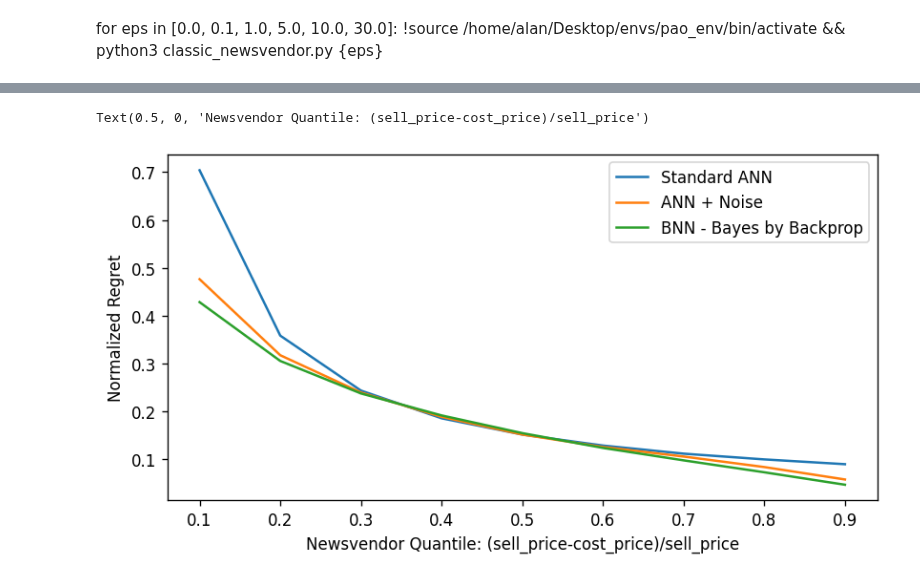
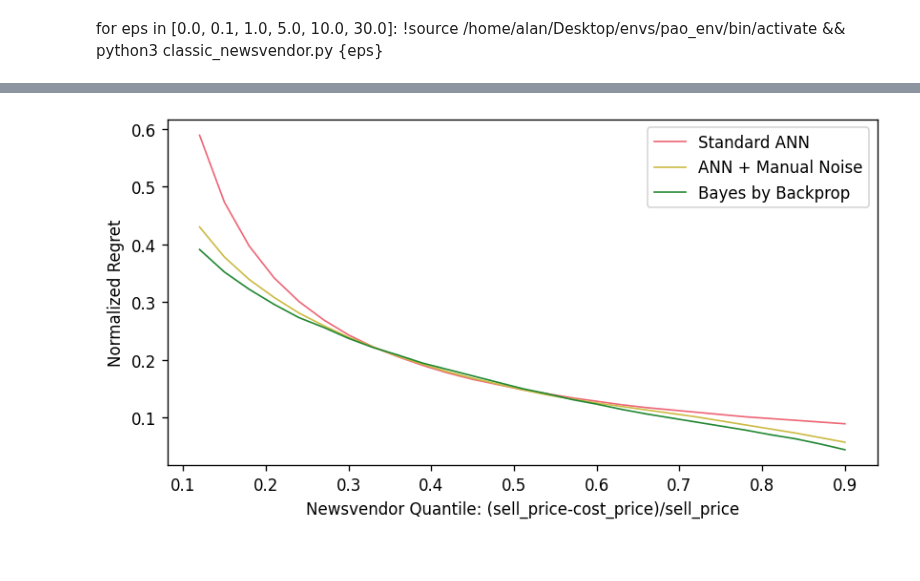
Before and after one commit to AlanLahoud/BNNSOP, a Jupyter notebook: illustrative_example.ipynb, the cells around one changed output, grey strips where cells are left out. Cells and saved outputs as stored; diff of their text form; code cells hidden in the pictures.

```diff
--- a/illustrative_example.ipynb
+++ b/illustrative_example.ipynb
@@ -42,10 +42,12 @@ seed_number = 42
 np.random.seed(seed_number)
 torch.manual_seed(seed_number)
 random.seed(seed_number)
+# %%
+noise_type = 'multimodal'
 # %%
 N_test = 3000
 
-X, y = data_generator.data_1to1(N_test)
+X, y = data_generator.data_1to1(N_test, noise_level=1, noise_type=noise_type)
 
 X = torch.tensor(X, dtype=torch.float32)
 y = torch.tensor(y, dtype=torch.float32)
@@ -157,7 +219,7 @@ plot_regression(X, y, model_bnn_bayes, 'BNN')
 def compute_nv_curve(X, y, model, M=1000):
     sell_price = 200
     dict_results_nr = {}
-    for cost_price in (np.arange(0.1,1,0.1)*sell_price):
+    for cost_price in (np.arange(0.1,0.9,0.03)*sell_price):
         quantile = (sell_price-cost_price)/sell_price
         dict_results_nr[quantile] = round(
             classical_newsvendor_utils.compute_norm_regret(
@@ -170,13 +232,13 @@ nr_ann_noise = compute_nv_curve(X, y, model_mse_noise, M=1000)
 nr_bnn = compute_nv_curve(X, y, model_bnn_bayes, M=1000)
 # %%
 fig, ax = plt.subplots(figsize=(8, 4), dpi=120)
-ax.plot(nr_ann.keys(), nr_ann.values(), label='Standard ANN')
-ax.plot(nr_ann_noise.keys(), nr_ann_noise.values(), label='ANN + Noise')
-ax.plot(nr_bnn.keys(), nr_bnn.values(), label='BNN - Bayes by Backprop')
+ax.plot(nr_ann.keys(), nr_ann.values(), color='#EE6677', label='Standard ANN', linewidth=1)
+ax.plot(nr_ann_noise.keys(), nr_ann_noise.values(), color='#CCBB44', label='ANN + Manual Noise', linewidth=1)
+ax.plot(nr_bnn.keys(), nr_bnn.values(), color='#228833', label='Bayes by Backprop', linewidth=1)
 ax.legend()
 
 ax.set_ylabel('Normalized Regret')
 ax.set_xlabel('Newsvendor Quantile: (sell_price-cost_price)/sell_price')
+fig.savefig('./figures/newsvendor_quantile_curve.png')
 # %% [output]
-Text(0.5, 0, 'Newsvendor Quantile: (sell_price-cost_price)/sell_price')
-[figure, old version]
+[figure, new version]
```
Also changed, not shown: parts of 18 cells of this notebook, 2 other files.
